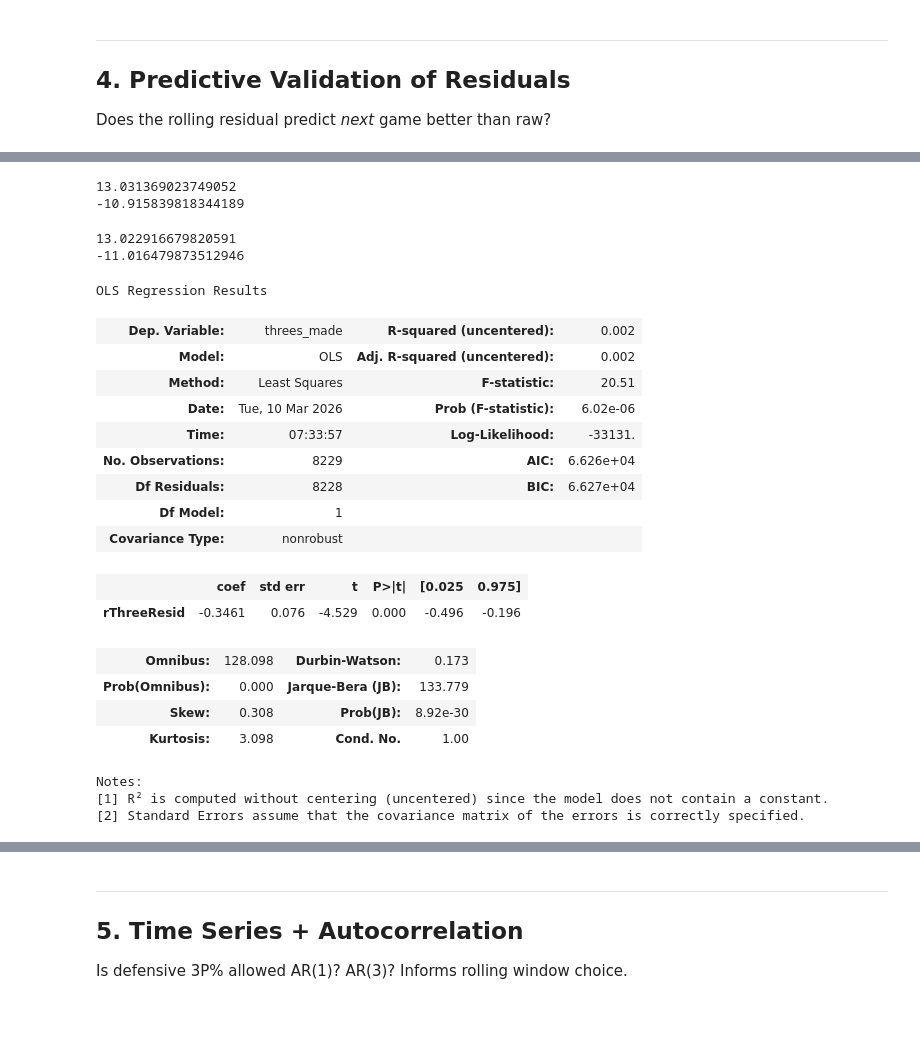
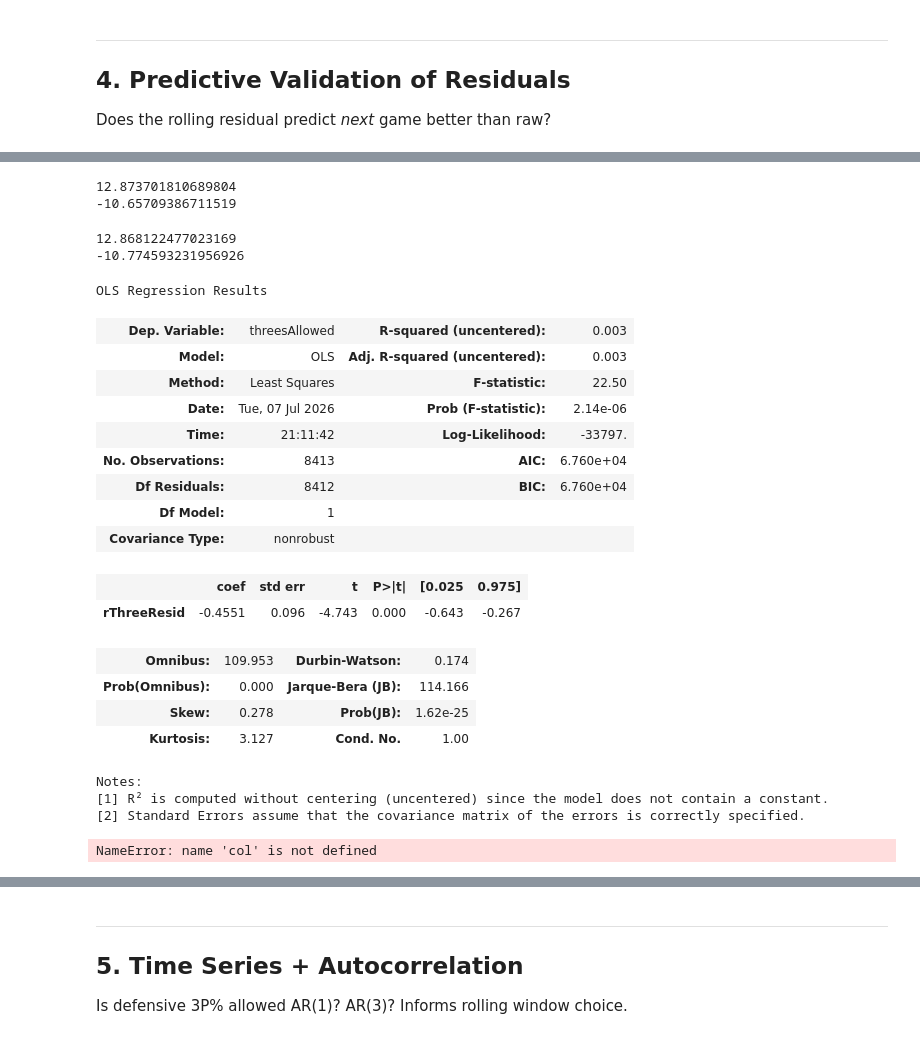
Before and after one commit to eac521/bets, a Jupyter notebook: Notebooks/shot_quality_eda.ipynb, the cells around one changed output, grey strips where cells are left out. Cells and saved outputs as stored; diff of their text form; code cells hidden in the pictures.

```diff
--- a/Notebooks/shot_quality_eda.ipynb
+++ b/Notebooks/shot_quality_eda.ipynb
@@ -585,9 +658,3 @@ def calculate_vif(df, feature_cols):
 ---
 ## 4. Predictive Validation of Residuals
 Does the rolling residual predict *next* game better than raw?
-# %%
-comdf = shooting.copy()
-# %%
-comdf = comdf[['game_date','team_id','team','three_residual','home','wide_fg3a','wide_fg3m','open_fg3m','open_fg3a','threes_made']]
-# %%
-comdf['rThreeResid'] = comdf.sort_values(by='game_date').groupby(['team_id','season']).three_residual.rolling(10,closed='left').mean().reset_index(drop=True)
@@ -596,3 +661 @@ KeyError: 'season'
-# %%
-comdf = data.weighted_moving_avg(comdf,10,10,'three_residual','team_id')
 # %%
@@ -623,39 +686,40 @@ OLS Regression Results
 Notes:
 [1] R² is computed without centering (uncentered) since the model does not contain a constant.
 [2] Standard Errors assume that the covariance matrix of the errors is correctly specified.
+# %%
+from sklearn.metrics import mean_absolute_error,r2_score
+print(mean_absolute_error(comdf.dropna().threesAllowed,comdf.dropna().rThreeResid))
+print(r2_score(comdf.dropna().threesAllowed,comdf.dropna().rThreeResid))
+# %% [output]
+12.873701810689804
+-10.65709386711519
 # %%
-print(mean_absolute_error(comdf.dropna().threes_made,comdf.dropna().rThreeResid))
-print(r2_score(comdf.dropna().threes_made,comdf.dropna().rThreeResid))
+print(mean_absolute_error(comdf.dropna().threesAllowed,comdf.dropna().ThreesAllowedVsAvgMv))
+print((r2_score(comdf.dropna().threesAllowed,comdf.dropna().ThreesAllowedVsAvgMv)))
 # %% [output]
-13.031369023749052
--10.915839818344189
+12.868122477023169
+-10.774593231956926
-# %%
-print(mean_absolute_error(comdf.dropna().threes_made,comdf.dropna().three_residualMv))
-print((r2_score(comdf.dropna().threes_made,comdf.dropna().three_residualMv)))
-# %% [output]
-13.022916679820591
--11.016479873512946
 # %%
-lrM = sm.OLS(comdf.dropna().threes_made,comdf.dropna().rThreeResid)
+lrM = sm.OLS(comdf.dropna().threesAllowed,comdf.dropna().rThreeResid)
 resultsM = lrM.fit()
 resultsM.summary()
 # %% [output]
 OLS Regression Results
-| Dep. Variable: | threes_made | R-squared (uncentered): | 0.002 |
-| Model: | OLS | Adj. R-squared (uncentered): | 0.002 |
-| Method: | Least Squares | F-statistic: | 20.51 |
-| Date: | Tue, 10 Mar 2026 | Prob (F-statistic): | 6.02e-06 |
-| Time: | 07:33:57 | Log-Likelihood: | -33131. |
-| No. Observations: | 8229 | AIC: | 6.626e+04 |
-| Df Residuals: | 8228 | BIC: | 6.627e+04 |
+| Dep. Variable: | threesAllowed | R-squared (uncentered): | 0.003 |
+| Model: | OLS | Adj. R-squared (uncentered): | 0.003 |
+| Method: | Least Squares | F-statistic: | 22.50 |
+| Date: | Tue, 07 Jul 2026 | Prob (F-statistic): | 2.14e-06 |
+| Time: | 21:11:42 | Log-Likelihood: | -33797. |
+| No. Observations: | 8413 | AIC: | 6.760e+04 |
+| Df Residuals: | 8412 | BIC: | 6.760e+04 |
 | Df Model: | 1 |  |  |
 | Covariance Type: | nonrobust |  |  |
 |  | coef | std err | t | P>|t| | [0.025 | 0.975] |
-| rThreeResid | -0.3461 | 0.076 | -4.529 | 0.000 | -0.496 | -0.196 |
+| rThreeResid | -0.4551 | 0.096 | -4.743 | 0.000 | -0.643 | -0.267 |
-| Omnibus: | 128.098 | Durbin-Watson: | 0.173 |
-| Prob(Omnibus): | 0.000 | Jarque-Bera (JB): | 133.779 |
-| Skew: | 0.308 | Prob(JB): | 8.92e-30 |
-| Kurtosis: | 3.098 | Cond. No. | 1.00 |
+| Omnibus: | 109.953 | Durbin-Watson: | 0.174 |
+| Prob(Omnibus): | 0.000 | Jarque-Bera (JB): | 114.166 |
+| Skew: | 0.278 | Prob(JB): | 1.62e-25 |
+| Kurtosis: | 3.127 | Cond. No. | 1.00 |
 Notes:
 [1] R² is computed without centering (uncentered) since the model does not contain a constant.
 [2] Standard Errors assume that the covariance matrix of the errors is correctly specified.
@@ -668,8 +732,8 @@ def compare_predictive_power(df, actual_col, rolling_col, raw_prior_col=None, wi
     """
     Compare how well rolling average predicts next game vs simpler alternatives.
     """
-    meanCol = df.sort_values(by='game_date').groupby('team_id')[col].rolling(window).mean()
-    expCol = df.sort_values(by='game_date').groupby('team_id')[col].rolling(window).mean()
+    meanCol = df.sort_values(by='game_date').groupby('opp_id')[col].rolling(window).mean()
+    expCol = df.sort_values(by='game_date').groupby('opp_id')[col].rolling(window).mean()
     df_valid = df[[meanCol, expCol]].dropna()
 
     results = {}
@@ -691,5 +755,7 @@ def compare_predictive_power(df, actual_col, rolling_col, raw_prior_col=None, wi
 
     return pd.DataFrame(results).T
 
-# predictive_comparison = compare_predictive_power(df, col)
-# print(predictive_comparison)
+predictive_comparison = compare_predictive_power(df,'strRateMv','expRateMv' )
+print(predictive_comparison)
+# %% [output]
+NameError: name 'col' is not defined
```
Also changed, not shown: parts of 75 cells of this notebook, 11 other files.
